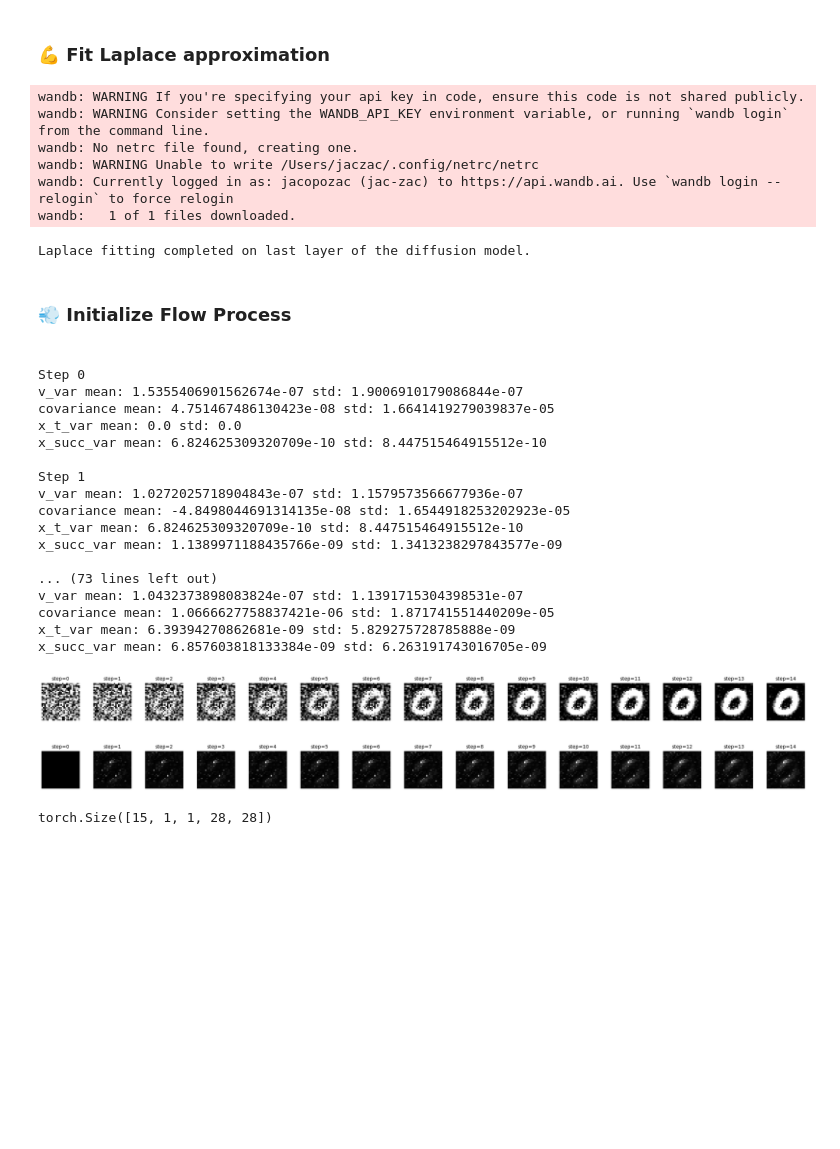
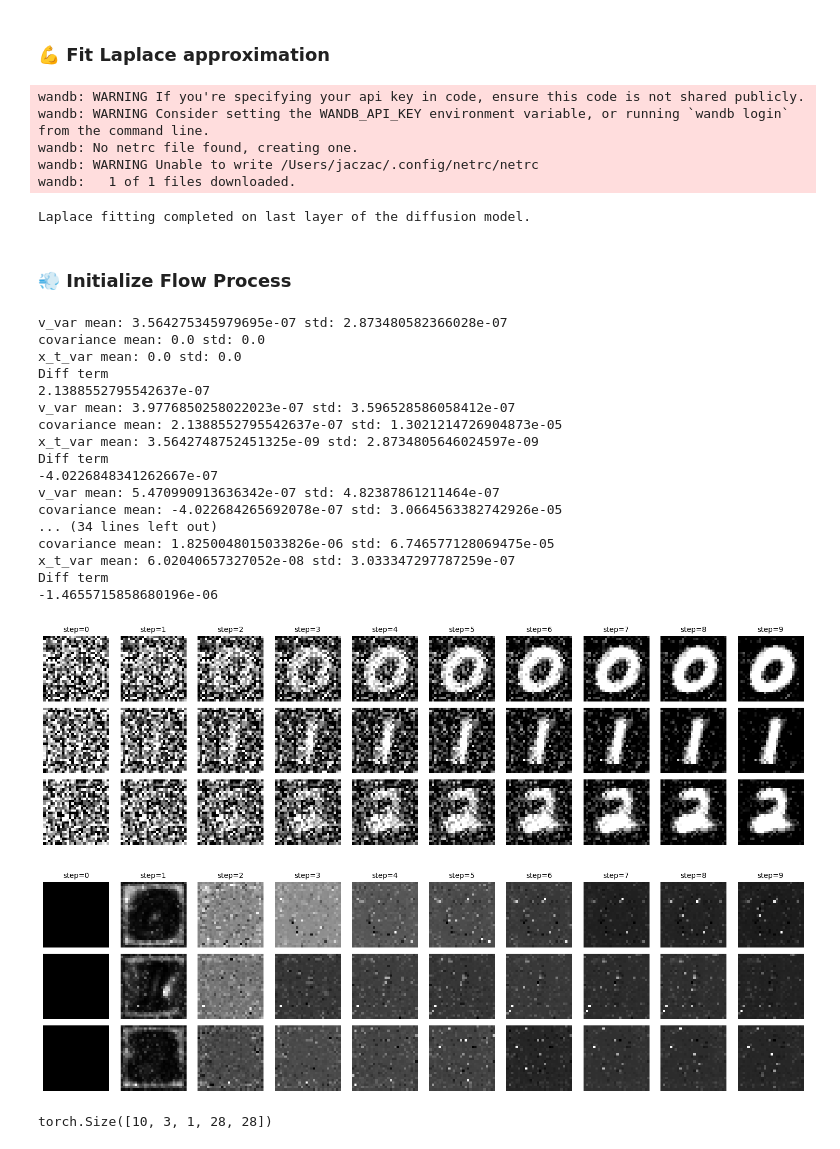
Before and after one commit to Jac-Zac/PML_DL_Final_Project, a Jupyter notebook: notebooks/notebook_llla_flow.ipynb, the cells around one changed output. Drawn from its saved outputs; the diff is of its cells as text; code cells hidden in the pictures; blank space fills up the shorter version.

```diff
--- a/notebooks/notebook_llla_flow.ipynb
+++ b/notebooks/notebook_llla_flow.ipynb
@@ -104,14 +104,24 @@ class UQFlowMatching(FlowMatching):
             mc_var: Empirical pixel-wise variance of samples.
         """
 
-        std_x = torch.sqrt(torch.clamp(x_var, min=1e-8))
+        std_x = torch.sqrt(torch.clamp(x_var, min=1e-12))
         x_samples = [x_mean + std_x * torch.randn_like(x_mean) for _ in range(S)]
         v = [model.accurate_forward(x_i, t, y=y) for x_i in x_samples]
 
         x_samples = torch.stack(x_samples, dim=0)  # [S, B, C, H, W]
         v = torch.stack(v, dim=0)  # [S, B, C, H, W]
+
+        # mean_x = torch.mean(x_samples, dim=(0,1,3,4))  # shape: [C, H, W]
+        # mean_v = torch.mean(v, dim=(0,1,3,4))          # shape: [C, H, W]
+
+        # print(f"Print x mean: {torch.mean(mean_x[0]).item()}")
+        # print(f"Print v_mean: {mean_v[0].item()}")
+
         first_term = torch.mean(x_samples * v, dim=0)  # [B, C, H, W]
         second_term = x_mean * torch.mean(v, dim=0) # [B, C, H, W]
+
+        print("Diff term")
+        print((first_term - second_term).mean(dim=(0, 2, 3))[0].item())
 
         return first_term - second_term
 
@@ -167,6 +177,12 @@ class UQFlowMatching(FlowMatching):
             # NOTE: NO COV WORKS
             # x_succ_var = x_t_var + dt**2 * v_var
 
+            # print(f"\nStep {i}")
+            print("v_var mean:", v_var.mean().item(), "std:", v_var.std().item())
+            print("covariance mean:", cov_t.mean().item(), "std:", cov_t.std().item())
+            print("x_t_var mean:", x_t_var.mean().item(), "std:", x_t_var.std().item())
+            # print("x_succ_var mean:", x_succ_var.mean().item(), "std:", x_succ_var.std().item())
+
             # Covariance estimation with Monte Carlo
             covariance = self.monte_carlo_covariance_estim(
                model=model,
@@ -176,12 +192,6 @@ class UQFlowMatching(FlowMatching):
                S=cov_num_sample,
                y=y,
             )
-
-            print(f"\nStep {i}")
-            print("v_var mean:", v_var.mean().item(), "std:", v_var.std().item())
-            print("covariance mean:", covariance.mean().item(), "std:", covariance.std().item())
-            print("x_t_var mean:", x_t_var.mean().item(), "std:", x_t_var.std().item())
-            print("x_succ_var mean:", x_succ_var.mean().item(), "std:", x_succ_var.std().item())
 
             # Log intermediate images
             # if log_intermediate and t_sample_times and i in t_sample_times:
@@ -222,8 +232,7 @@ flow_model = load_pretrained_model(
 )
 
 # 2️⃣ Prepare data loaders for the Laplace fit
-train_loader, _ = get_llla_dataloader(batch_size=128)
-# train_loader, _ = get_llla_dataloader(batch_size=128, mode = "flow")
+train_loader, _ = get_llla_dataloader(batch_size=128, mode = "flow")
 
 mnist_config = SimpleNamespace()
 mnist_config.data = SimpleNamespace()
@@ -241,11 +250,8 @@ wandb: WARNING If you're specifying your api key in code, ensure this code is no
 wandb: WARNING Consider setting the WANDB_API_KEY environment variable, or running `wandb login` from the command line.
 wandb: No netrc file found, creating one.
 wandb: WARNING Unable to write /Users/jaczac/.config/netrc/netrc
-wandb: Currently logged in as: jacopozac (jac-zac) to https://api.wandb.ai. Use `wandb login --relogin` to force relogin
 wandb:   1 of 1 files downloaded.
 Laplace fitting completed on last layer of the diffusion model.
 # %% [markdown]
 <!-- #region id="1d2b6a2d" -->
 ### 💨 Initialize Flow Process
-# %% [markdown]
-<!-- #endregion -->
@@ -255,53 +258,56 @@ flow = UQFlowMatching(img_size=28, device=device)
 # %%
 from PIL import Image
 
 # NOTE: total steps and num intermediate have to match in this flow matching implementation
-total_steps = 15
+total_steps = 10
+
+# Initialize uncertainty-aware diffusion (same interface as base class)
+flow = UQFlowMatching(img_size=28, device=device)
 
 all_samples_grouped, uncertainties = plot_image_uncertainty_grid(
         model=laplace_model,
         method_instance=flow,
         num_intermediate=total_steps,
-        n=1,
+        n=3,
         total_steps=total_steps,
         save_dir=save_dir,
         device=device,
         num_classes=num_classes,
-        cov_num_sample=200,
+        cov_num_sample=100,
     )
 
 # Display samples grid
 out_path_img = os.path.join(save_dir, "all_samples_grid.png")
 display(Image.open(out_path_img))
 
 # Display uncertainties grid
 out_path_unc = os.path.join(save_dir, "all_uncertainties_grid.png")
 display(Image.open(out_path_unc))
 # %% [output]
-Step 0
-v_var mean: 1.5355406901562674e-07 std: 1.9006910179086844e-07
-covariance mean: 4.751467486130423e-08 std: 1.6641419279039837e-05
+v_var mean: 3.564275345979695e-07 std: 2.873480582366028e-07
+covariance mean: 0.0 std: 0.0
 x_t_var mean: 0.0 std: 0.0
-x_succ_var mean: 6.824625309320709e-10 std: 8.447515464915512e-10
-
-Step 1
-v_var mean: 1.0272025718904843e-07 std: 1.1579573566677936e-07
-covariance mean: -4.8498044691314135e-08 std: 1.6544918253202923e-05
-x_t_var mean: 6.824625309320709e-10 std: 8.447515464915512e-10
-x_succ_var mean: 1.1389971188435766e-09 std: 1.3413238297843577e-09
-
-... (73 lines left out)
-v_var mean: 1.0432373898083824e-07 std: 1.1391715304398531e-07
-covariance mean: 1.0666627758837421e-06 std: 1.871741551440209e-05
-x_t_var mean: 6.39394270862681e-09 std: 5.829275728785888e-09
-x_succ_var mean: 6.857603818133384e-09 std: 6.263191743016705e-09
+Diff term
+2.1388552795542637e-07
+v_var mean: 3.9776850258022023e-07 std: 3.596528586058412e-07
+covariance mean: 2.1388552795542637e-07 std: 1.3021214726904873e-05
+x_t_var mean: 3.5642748752451325e-09 std: 2.8734805646024597e-09
+Diff term
+-4.0226848341262667e-07
+v_var mean: 5.470990913636342e-07 std: 4.82387861211464e-07
+covariance mean: -4.022684265692078e-07 std: 3.0664563382742926e-05
+... (34 lines left out)
+covariance mean: 1.8250048015033826e-06 std: 6.746577128069475e-05
+x_t_var mean: 6.02040657327052e-08 std: 3.033347297787259e-07
+Diff term
+-1.4655715858680196e-06
-[figure, old version]
+[figure, new version]
-[figure, old version]
+[figure, new version]
 # %%
 from src.utils.plots import plot_image_uncertainty_grid
 print(uncertainties.shape)
 # %% [output]
-torch.Size([15, 1, 1, 28, 28])
+torch.Size([10, 3, 1, 28, 28])
 # %%
 import torch
 import matplotlib.pyplot as plt
```
Also changed, not shown: parts of 2 cells of this notebook, 1 other file.
